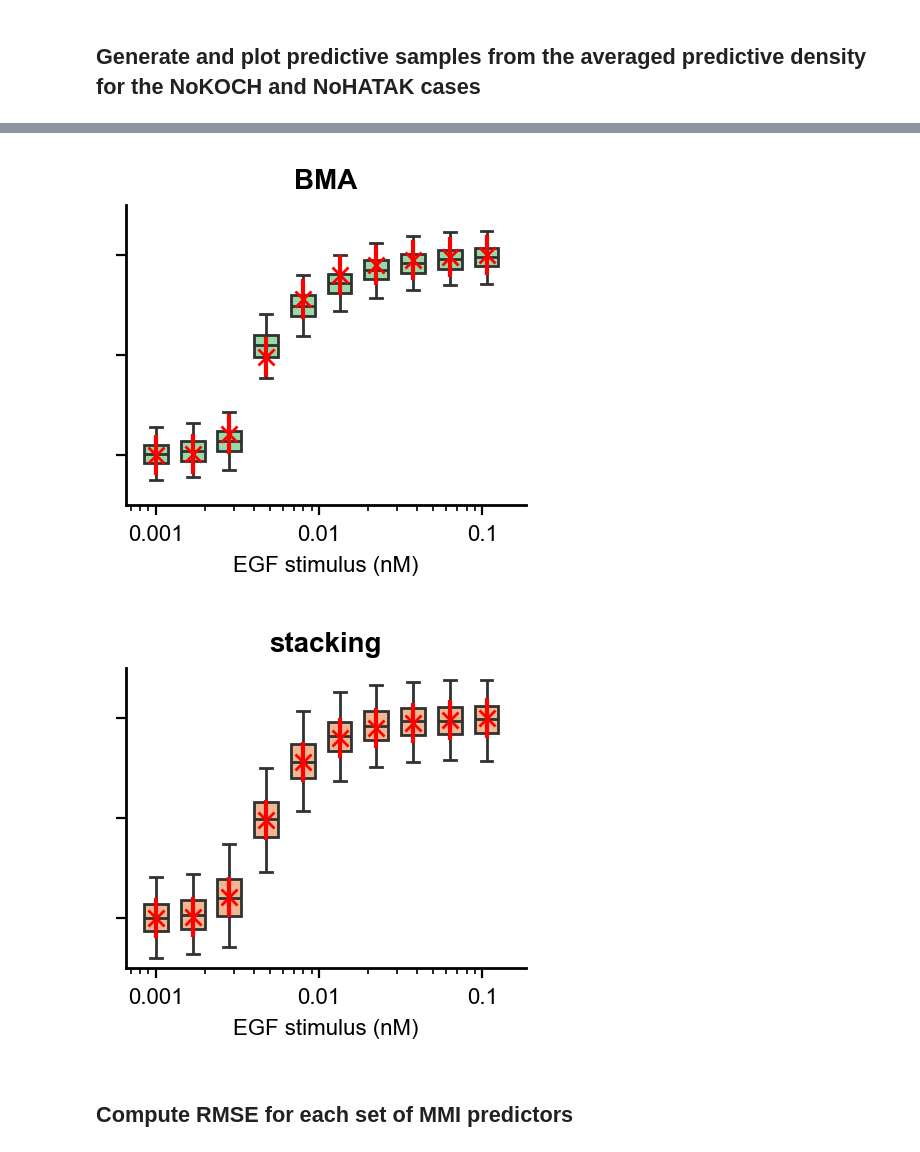
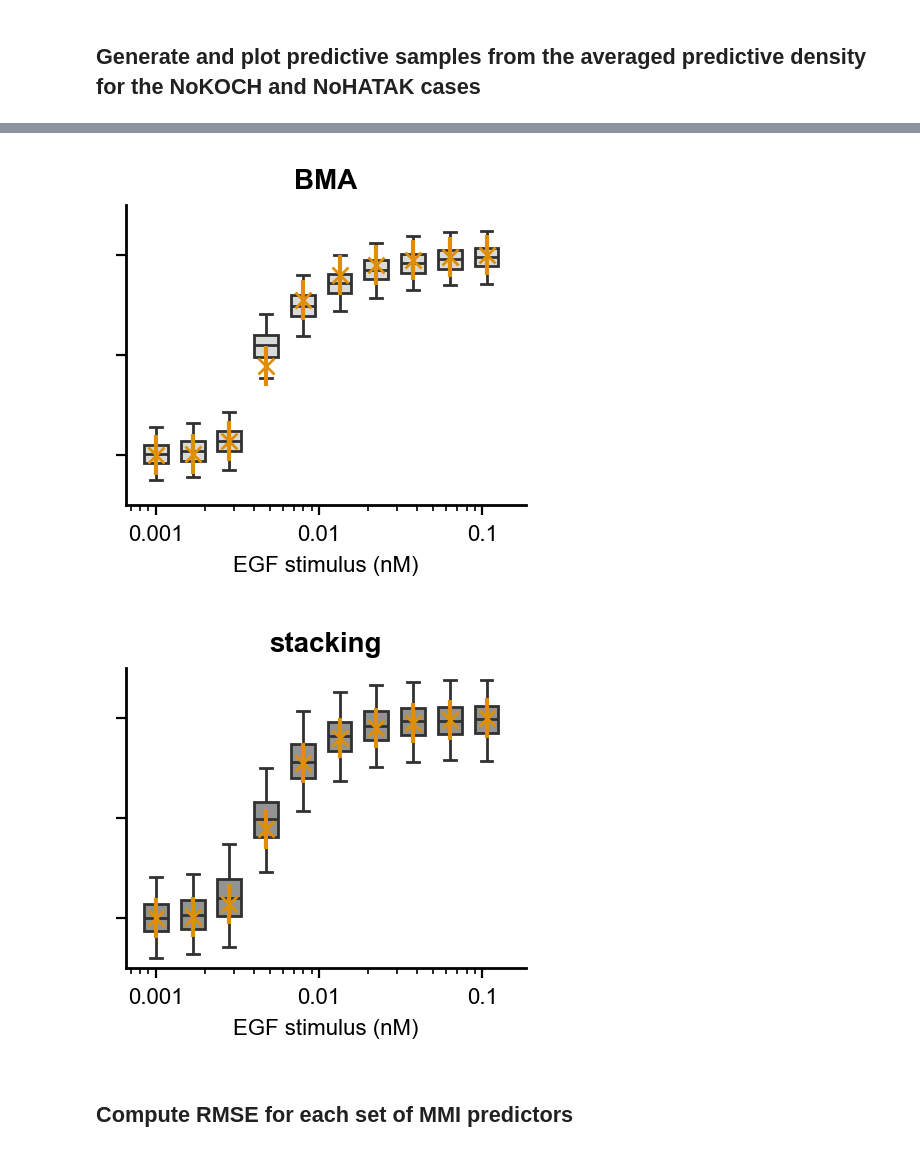
Before and after one commit to RangamaniLabUCSD/multimodel-inference, a Jupyter notebook: src/MAPK/multimodel_inference/multimodel_inf_HF_synth_data_removal_addition_models.ipynb, the cells around one changed output, grey strips where cells are left out. Cells and saved outputs as stored; diff of their text form; code cells hidden in the pictures.

```diff
--- a/src/MAPK/multimodel_inference/multimodel_inf_HF_synth_data_removal_addition_models.ipynb
+++ b/src/MAPK/multimodel_inference/multimodel_inf_HF_synth_data_removal_addition_models.ipynb
@@ -101,9 +101,11 @@ S_2014_post_downsample = S_2014_post[idxs]
 inputs, data = load_data('../../../results/MAPK/HF_96_synthetic_data.csv')
 
 # set up a color palette
-colors = sns.color_palette('pastel', n_colors=len(posterior_samples)+3)
-
-# sns.color_palette("husl", len(model_names)+2)
+# this is the ColorBrewer purple-green with 11 colors + three greys https://colorbrewer2.org/#type=diverging&scheme=PRGn&n=11
+colors = ['#40004b','#762a83','#9970ab','#c2a5cf','#e7d4e8','#f7f7f7','#d9f0d3','#a6dba0','#5aae61','#1b7837','#00441b','#363737','#929591','#d8dcd6']
+# this one gets to 10 colors by removing the darkest purple
+colors = ['#40004b','#762a83','#9970ab','#c2a5cf','#e7d4e8','#f7f7f7','#d9f0d3','#a6dba0','#5aae61','#1b7837','#363737','#929591','#d8dcd6']
+orange = '#de8f05'
 # %% [markdown]
 Now we want to construct three MMI predictors:
 1. All models
@@ -333,7 +335,7 @@ for i, name in enumerate(model_names_NoHATAK):
     loo_bma_combined_NoHATAK += model_probs_NoHATAK[i]*posterior_samples_NoHATAK[i]
 
 fig, ax = plot_stimulus_response_curve(loo_pbma_combined_NoHATAK, data, inputs, input_name='EGF stimulus (nM)',
-                                 output_name='% ERK activity', box_color=colors[-3], data_color='r',
+                                 output_name='% ERK activity', box_color=colors[-3], data_color=orange,
                                  data_std=0.1, width=2., height=1.5, data_marker_size=6.0, scatter_marker_size=0)
 ax.set_title('pseudo BMA (ELPD LOO-CV)', fontsize=10.0)
 leg = ax.legend(ncols=6, fontsize=8, bbox_to_anchor=(10, 10))
@@ -351,7 +353,7 @@ ax.set_ylabel(ax.get_ylabel(), fontsize=8.0)
 fig.savefig('../../../results/MAPK/mmi/NoHATAK_mapk_pbma_avg.pdf', transparent=True)
 
 fig, ax = plot_stimulus_response_curve(loo_bma_combined_NoHATAK, data, inputs, input_name='EGF stimulus (nM)',
-                                 output_name='% maximal ERK activity', box_color=colors[-1], data_color='r',
+                                 output_name='% maximal ERK activity', box_color=colors[-1], data_color=orange,
                                  data_std=0.1, width=2., height=1.5, data_marker_size=6.0, scatter_marker_size=0)
 ax.set_title('BMA', fontsize=10.0)
 leg = ax.legend()
@@ -374,7 +376,7 @@ ax.set_ylabel('')
 fig.savefig('../../../results/MAPK/mmi/NoHATAK_mapk_bma_avg.pdf', transparent=True)
 
 fig, ax = plot_stimulus_response_curve(loo_stack_combined_NoHATAK, data, inputs, input_name='EGF stimulus (nM)',
-                                 output_name='% maximal ERK activity', box_color=colors[-2], data_color='r',
+                                 output_name='% maximal ERK activity', box_color=colors[-2], data_color=orange,
                                  data_std=0.1, width=2., height=1.5, data_marker_size=6.0, scatter_marker_size=0)
 
 ax.set_title('stacking', fontsize=10.0)
@@ -401,5 +403,5 @@ fig.savefig('../../../results/MAPK/mmi/NoHATAK_mapk_stack_avg.pdf', transparent=
-[figure, old version]
+[figure, new version]
-[figure, old version]
+[figure, new version]
 # %% [markdown]
 ## Compute RMSE for each set of MMI predictors
 # %%
```
Also changed, not shown: parts of 6 cells of this notebook, 2 other files.
